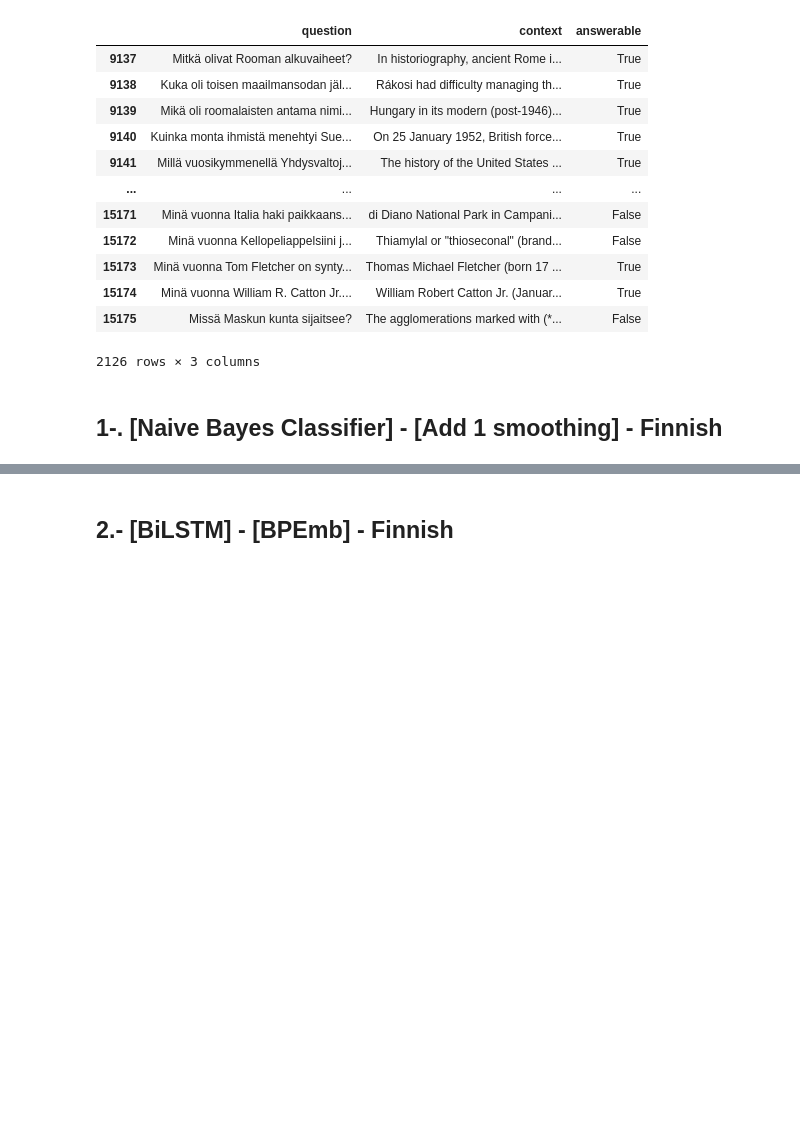
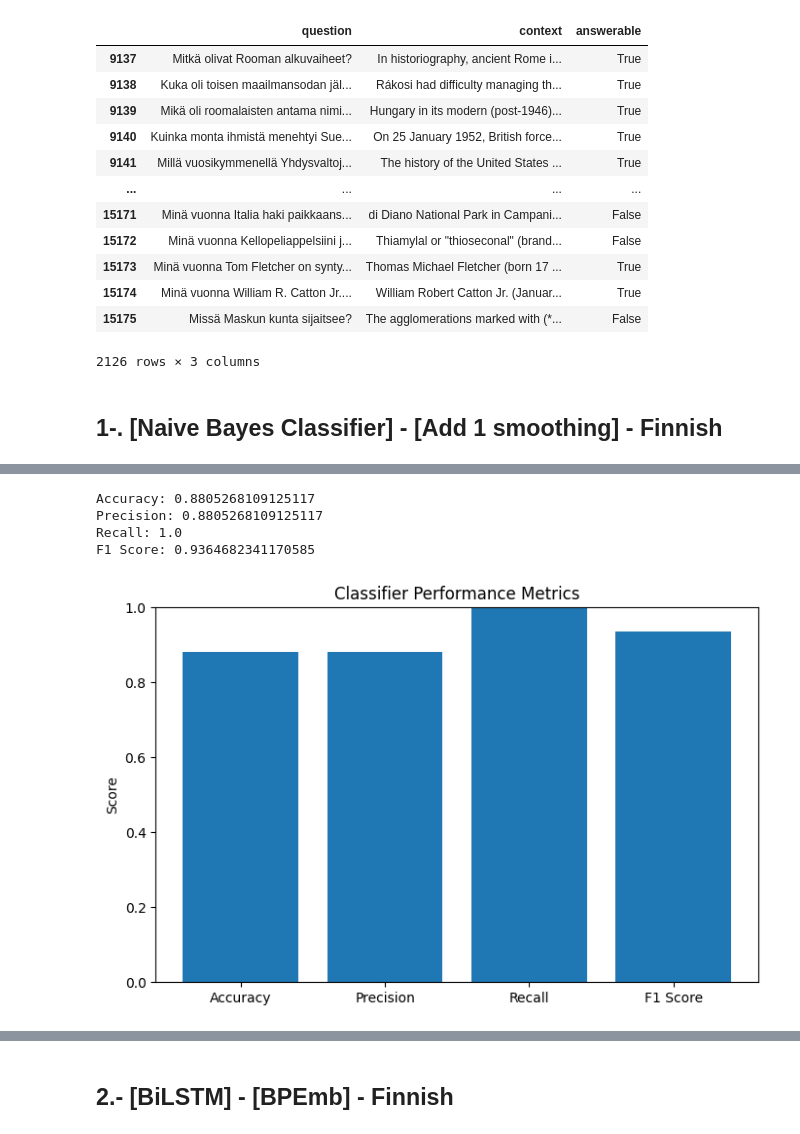
Before and after one commit to janljubas/nlp-project-group15, a Jupyter notebook: week_3/code_week_3.ipynb, the cells around one changed output, grey strips where cells are left out. Saved outputs shown, nothing was run; the diff lists cells and outputs as text; code cells hidden in the pictures; blank space fills up the shorter version.

```diff
--- a/week_3/code_week_3.ipynb
+++ b/week_3/code_week_3.ipynb
@@ -176,0 +211,8 @@ evaluate(test_data,model)
+# %%
+evaluate_with_metrics(test_data, model, "fi")
+# %% [output]
+Accuracy: 0.8805268109125117
+Precision: 0.8805268109125117
+Recall: 1.0
+F1 Score: 0.9364682341170585
+[figure, added]
```
Also changed, not shown: parts of 14 cells of this notebook.
